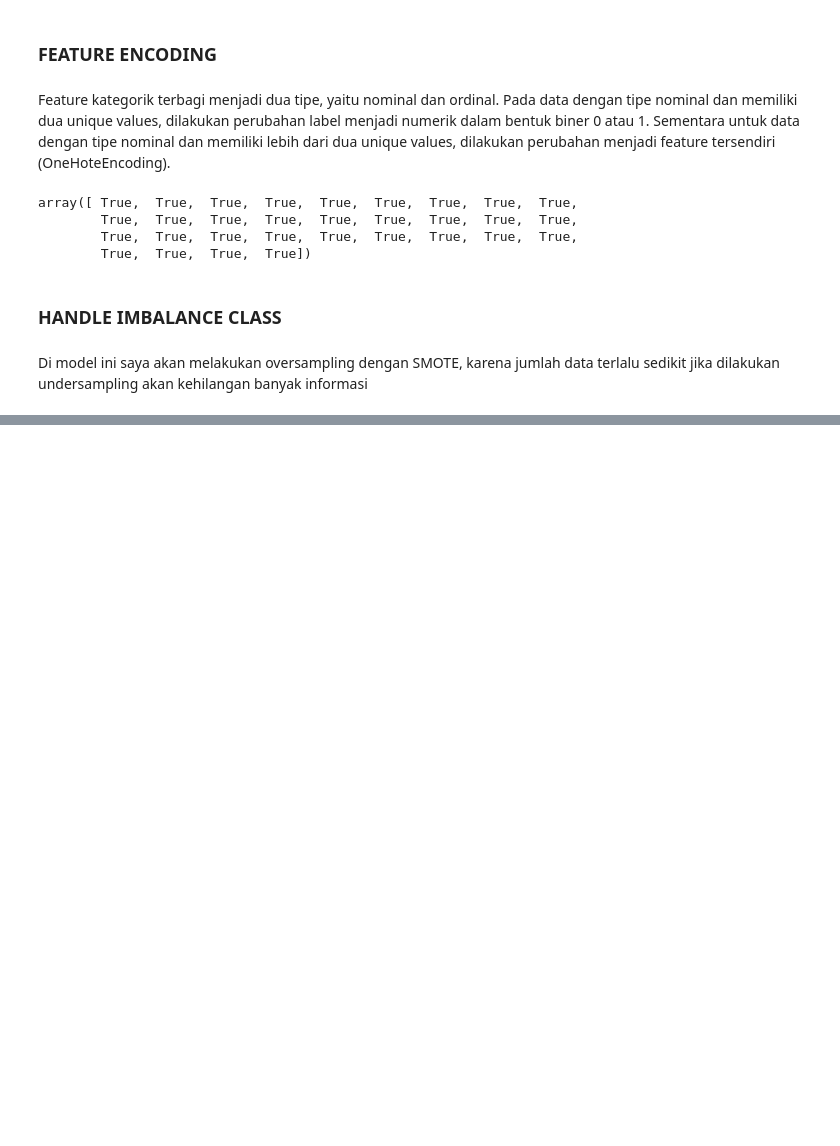
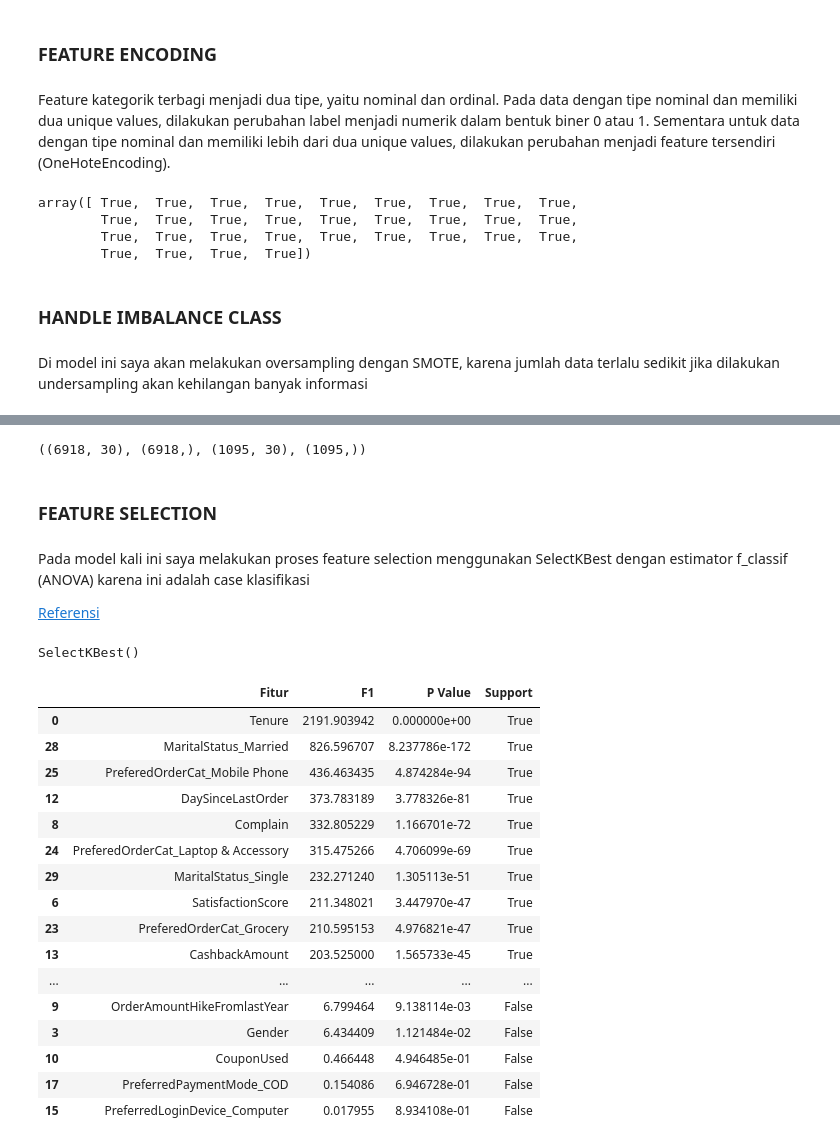
Before and after one commit to arsand07/Customer-Churn, a Jupyter notebook: Customer Churn.ipynb, the cells around one changed output, grey strips where cells are left out. Saved outputs shown, nothing was run; the diff lists cells and outputs as text; code cells hidden in the pictures; blank space fills up the shorter version.

```diff
--- a/Customer Churn.ipynb
+++ b/Customer Churn.ipynb
@@ -536,0 +538,51 @@ train = pd.concat([X,y], axis=1)
+# %%
+# Split data
+X_train = X
+y_train = y
+
+X_test = test.drop(columns='Churn', axis=1)
+y_test = test['Churn']
+
+X_train.shape, y_train.shape, X_test.shape, y_test.shape
+# %% [output]
+((6918, 30), (6918,), (1095, 30), (1095,))
+# %% [markdown]
+### __FEATURE SELECTION__
+# %% [markdown]
+Pada model kali ini saya melakukan proses feature selection menggunakan SelectKBest dengan estimator f_classif (ANOVA) karena ini adalah case klasifikasi
+
+[Referensi](https://notebook.community/jaganadhg/data_science_notebooks/sklearn/scikit_learn_feature_selection)
+# %%
+from sklearn.feature_selection import f_classif, SelectKBest
+
+selector = SelectKBest(f_classif, k=10)
+selector.fit(X_train, y_train)
+# %% [output]
+SelectKBest()
+# %%
+selected = pd.DataFrame()
+selected['Fitur'] = X_train.columns
+selected['F1'] = selector.scores_
+selected['P Value'] = selector.pvalues_
+selected['Support'] = selector.get_support()
+# %%
+selected = selected.sort_values(['F1','P Value'], ascending=[False,False])
+selected
+# %% [output]
+|  | Fitur | F1 | P Value | Support |
+| 0 | Tenure | 2191.903942 | 0.000000e+00 | True |
+| 28 | MaritalStatus_Married | 826.596707 | 8.237786e-172 | True |
+| 25 | PreferedOrderCat_Mobile Phone | 436.463435 | 4.874284e-94 | True |
+| 12 | DaySinceLastOrder | 373.783189 | 3.778326e-81 | True |
+| 8 | Complain | 332.805229 | 1.166701e-72 | True |
+| 24 | PreferedOrderCat_Laptop & Accessory | 315.475266 | 4.706099e-69 | True |
+| 29 | MaritalStatus_Single | 232.271240 | 1.305113e-51 | True |
+| 6 | SatisfactionScore | 211.348021 | 3.447970e-47 | True |
+| 23 | PreferedOrderCat_Grocery | 210.595153 | 4.976821e-47 | True |
+| 13 | CashbackAmount | 203.525000 | 1.565733e-45 | True |
+| ... | ... | ... | ... | ... |
+| 9 | OrderAmountHikeFromlastYear | 6.799464 | 9.138114e-03 | False |
+| 3 | Gender | 6.434409 | 1.121484e-02 | False |
+| 10 | CouponUsed | 0.466448 | 4.946485e-01 | False |
+| 17 | PreferredPaymentMode_COD | 0.154086 | 6.946728e-01 | False |
+| 15 | PreferredLoginDevice_Computer | 0.017955 | 8.934108e-01 | False |
```
Also changed, not shown: parts of 30 cells of this notebook.
